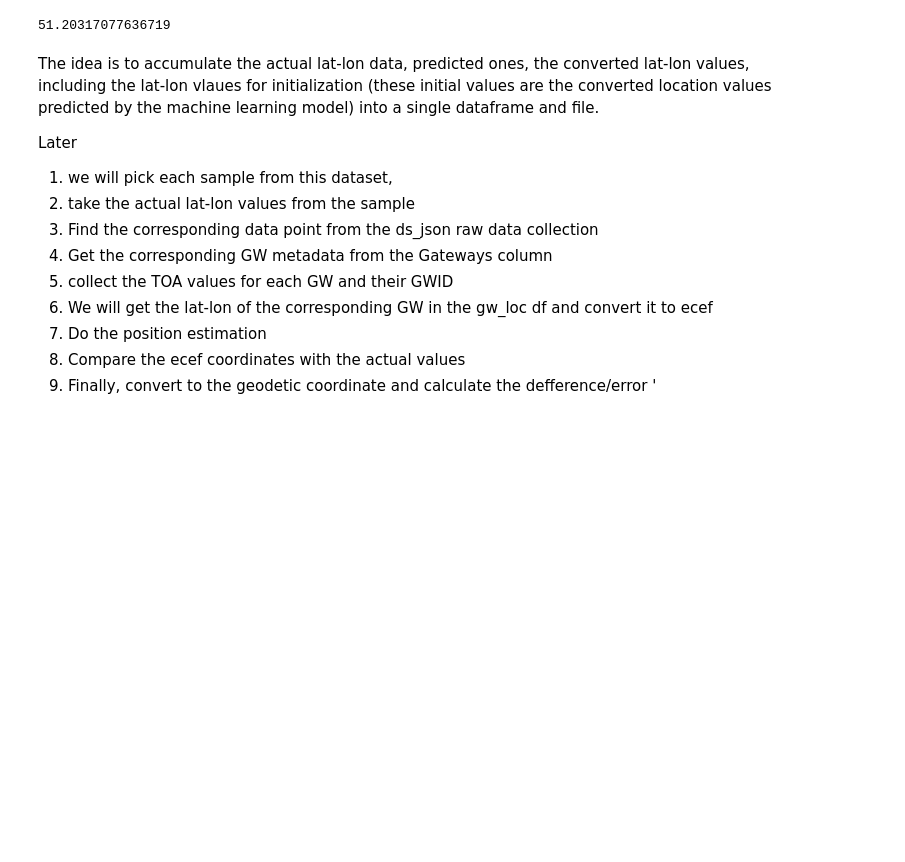
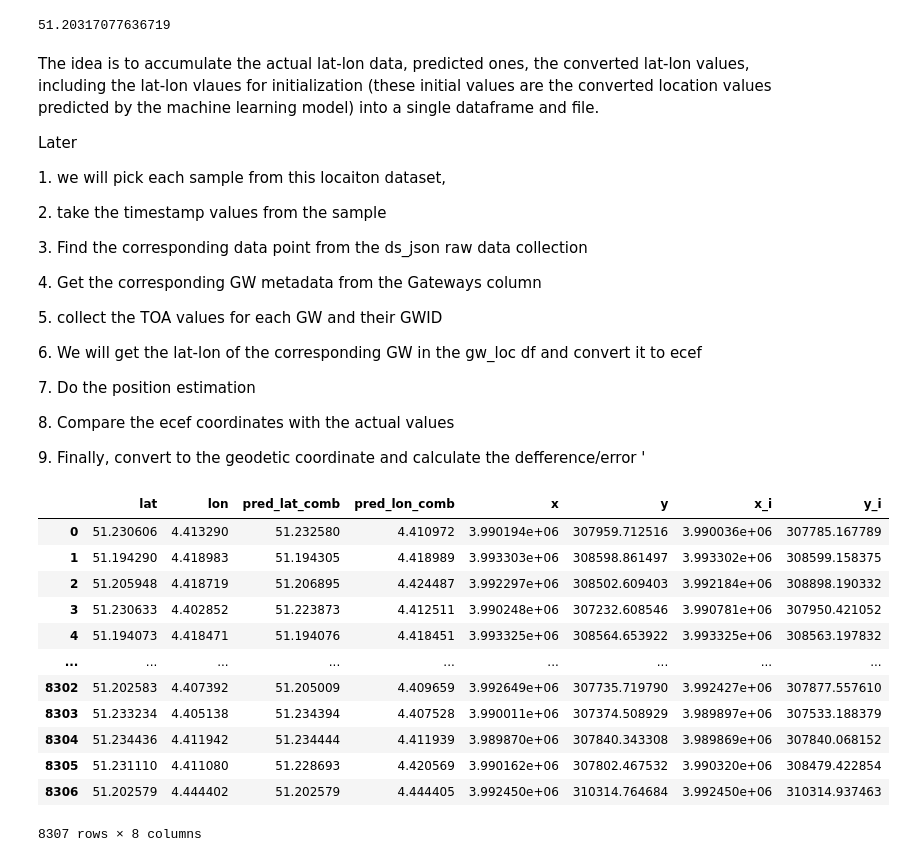
Before and after one commit to sudipbarua/Localization-leveraging-LoRaWAN, a Jupyter notebook: RSSI_fingerprinting/position_estimation.ipynb, the cells around one changed output. Saved outputs shown, nothing was run; the diff lists cells and outputs as text; code cells hidden in the pictures; blank space fills up the shorter version.

```diff
--- a/RSSI_fingerprinting/position_estimation.ipynb
+++ b/RSSI_fingerprinting/position_estimation.ipynb
@@ -45,16 +41,41 @@ pos_pred_comb['x_i'], pos_pred_comb['y_i'], _ = pm.geodetic2ecef(lat=pos_pred_co
 # %% [markdown]
-The idea is to accumulate the actual lat-lon data, predicted ones, the converted lat-lon values, including the lat-lon vlaues for initialization (these initial values are the converted location values predicted by the machine learning model) into a single dataframe and file.
+The idea is to <input type="checkbox" enabled> accumulate the actual lat-lon data, predicted ones, the converted lat-lon values, including the lat-lon vlaues for initialization (these initial values are the converted location values predicted by the machine learning model) into a single dataframe and file.
 
 Later
-1. we will pick each sample from this dataset,
-2. take the actual lat-lon values from the sample
-3. Find the corresponding data point from the ds_json raw data collection
-4. Get the corresponding GW metadata from the Gateways column
-5. collect the TOA values for each GW and their GWID
-6. We will get the lat-lon of the corresponding GW in the gw_loc df and convert it to ecef
-7. Do the position estimation
-8. Compare the ecef coordinates with the actual values
-9. Finally, convert to the geodetic coordinate and calculate the defference/error '
+
+<input type="checkbox" enabled> 1. we will pick each sample from this locaiton dataset,
+
+<input type="checkbox" enabled> 2. take the timestamp values from the sample
+
+<input type="checkbox" enabled> 3. Find the corresponding data point from the ds_json raw data collection
+
+<input type="checkbox" enabled> 4. Get the corresponding GW metadata from the Gateways column
+
+<input type="checkbox" enabled> 5. collect the TOA values for each GW and their GWID
+
+<input type="checkbox" enabled> 6. We will get the lat-lon of the corresponding GW in the gw_loc df and convert it to ecef
+
+<input type="checkbox" enabled> 7. Do the position estimation
+
+<input type="checkbox" enabled> 8. Compare the ecef coordinates with the actual values
+
+<input type="checkbox" enabled> 9. Finally, convert to the geodetic coordinate and calculate the defference/error '
 # %%
 pos_pred_rssi.to_csv('files/pos_pred_rssi_ecef.csv')
 pos_pred_comb.to_csv('files/pos_pred_comb_ecef.csv')
+# %%
+pos_pred_comb
+# %% [output]
+|  | lat | lon | pred_lat_comb | pred_lon_comb | x | y | x_i | y_i |
+| 0 | 51.230606 | 4.413290 | 51.232580 | 4.410972 | 3.990194e+06 | 307959.712516 | 3.990036e+06 | 307785.167789 |
+| 1 | 51.194290 | 4.418983 | 51.194305 | 4.418989 | 3.993303e+06 | 308598.861497 | 3.993302e+06 | 308599.158375 |
+| 2 | 51.205948 | 4.418719 | 51.206895 | 4.424487 | 3.992297e+06 | 308502.609403 | 3.992184e+06 | 308898.190332 |
+| 3 | 51.230633 | 4.402852 | 51.223873 | 4.412511 | 3.990248e+06 | 307232.608546 | 3.990781e+06 | 307950.421052 |
+| 4 | 51.194073 | 4.418471 | 51.194076 | 4.418451 | 3.993325e+06 | 308564.653922 | 3.993325e+06 | 308563.197832 |
+| ... | ... | ... | ... | ... | ... | ... | ... | ... |
+| 8302 | 51.202583 | 4.407392 | 51.205009 | 4.409659 | 3.992649e+06 | 307735.719790 | 3.992427e+06 | 307877.557610 |
+| 8303 | 51.233234 | 4.405138 | 51.234394 | 4.407528 | 3.990011e+06 | 307374.508929 | 3.989897e+06 | 307533.188379 |
+| 8304 | 51.234436 | 4.411942 | 51.234444 | 4.411939 | 3.989870e+06 | 307840.343308 | 3.989869e+06 | 307840.068152 |
+| 8305 | 51.231110 | 4.411080 | 51.228693 | 4.420569 | 3.990162e+06 | 307802.467532 | 3.990320e+06 | 308479.422854 |
+| 8306 | 51.202579 | 4.444402 | 51.202579 | 4.444405 | 3.992450e+06 | 310314.764684 | 3.992450e+06 | 310314.937463 |
+8307 rows × 8 columns
```
Also changed, not shown: parts of 11 cells of this notebook, 2 other files.
